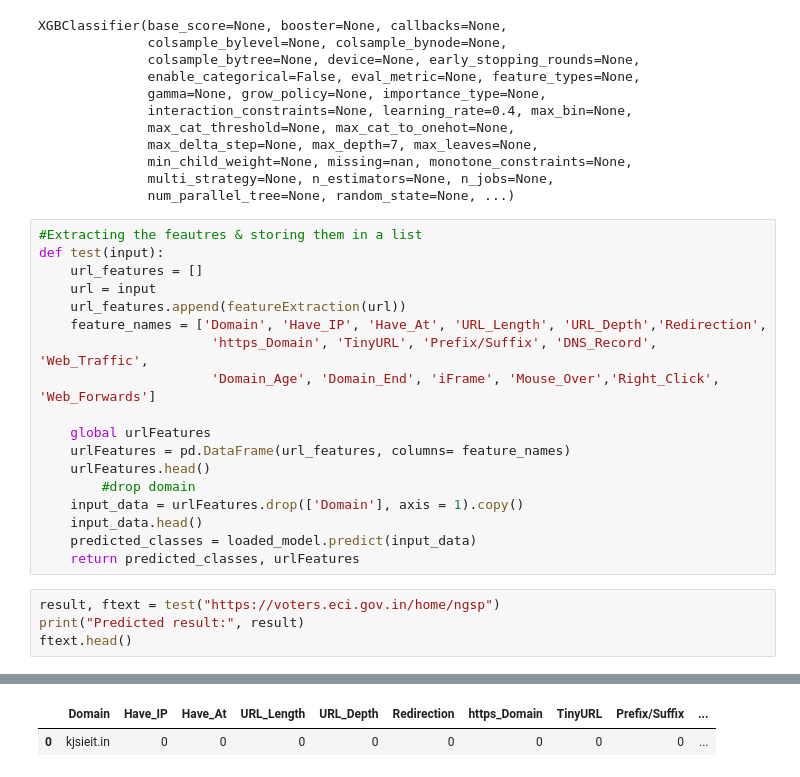
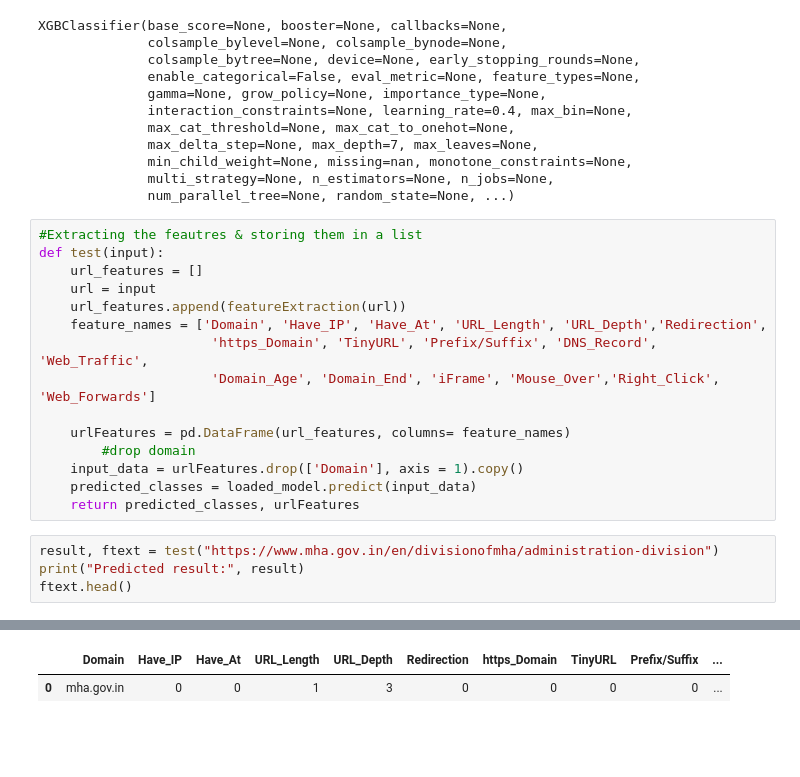
Before and after one commit to ayushpanchal1/Intelligent-Phishing-Detection, a Jupyter notebook: ml/Testing.ipynb, the cells around one changed output, grey strips where cells are left out. Drawn from its saved outputs; the diff is of its cells as text; blank space fills up the shorter version.

```diff
--- a/ml/Testing.ipynb
+++ b/ml/Testing.ipynb
@@ -311,16 +311,13 @@ def test(input):
                       'https_Domain', 'TinyURL', 'Prefix/Suffix', 'DNS_Record', 'Web_Traffic',
                       'Domain_Age', 'Domain_End', 'iFrame', 'Mouse_Over','Right_Click', 'Web_Forwards']
 
-    global urlFeatures
     urlFeatures = pd.DataFrame(url_features, columns= feature_names)
-    urlFeatures.head()
         #drop domain
     input_data = urlFeatures.drop(['Domain'], axis = 1).copy()
-    input_data.head()
     predicted_classes = loaded_model.predict(input_data)
     return predicted_classes, urlFeatures
 # %%
-result, ftext = test("https://voters.eci.gov.in/home/ngsp")
+result, ftext = test("https://www.mha.gov.in/en/divisionofmha/administration-division")
 print("Predicted result:", result)
 ftext.head()
 # %% [output]
@@ -335,2 +332,2 @@ Predicted result: [1]
 |  | Domain | Have_IP | Have_At | URL_Length | URL_Depth | Redirection | https_Domain | TinyURL | Prefix/Suffix | ... |
-| 0 | kjsieit.in | 0 | 0 | 0 | 0 | 0 | 0 | 0 | 0 | ... |
+| 0 | mha.gov.in | 0 | 0 | 1 | 3 | 0 | 0 | 0 | 0 | ... |
```
Also changed, not shown: parts of 1 cell of this notebook.
